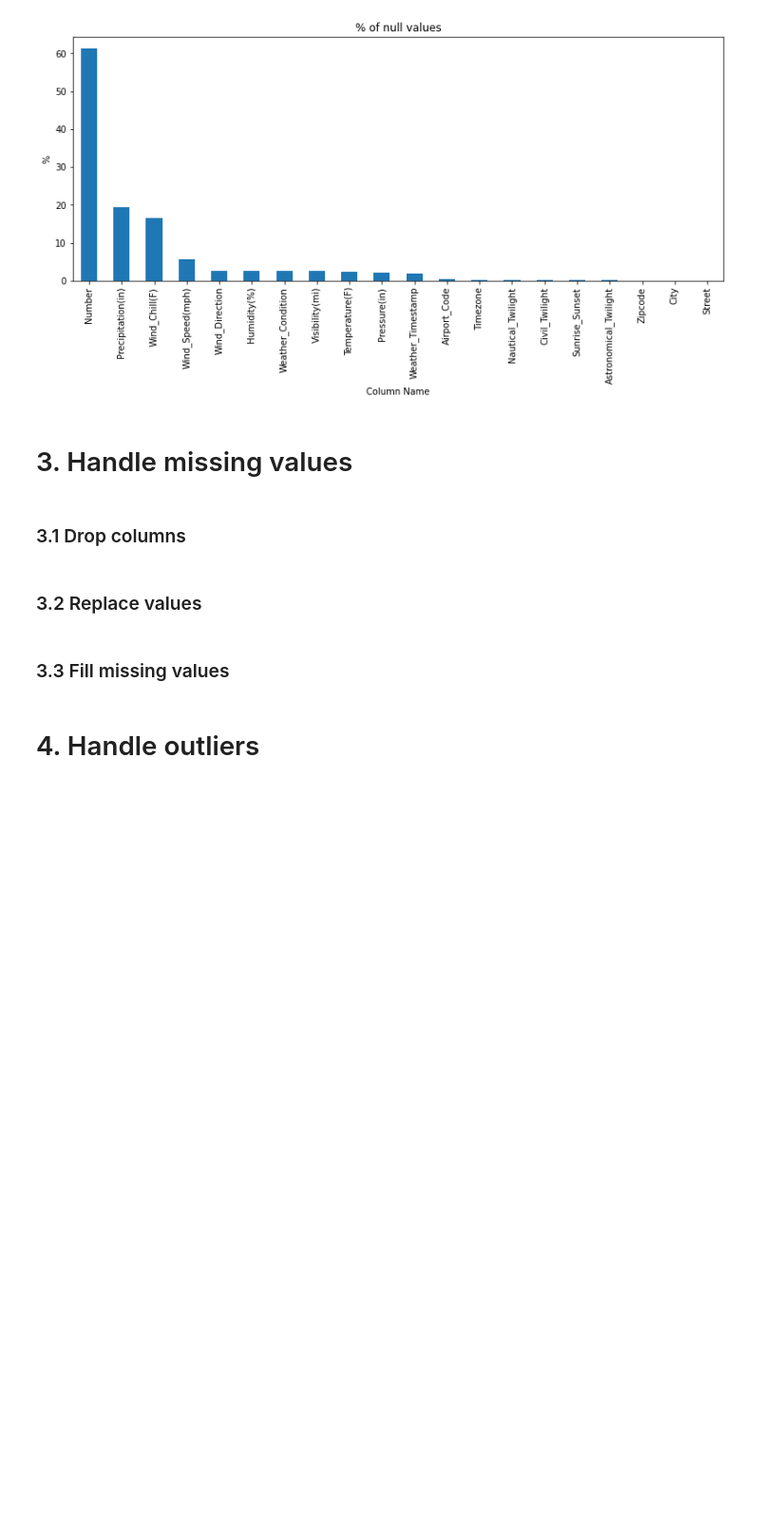
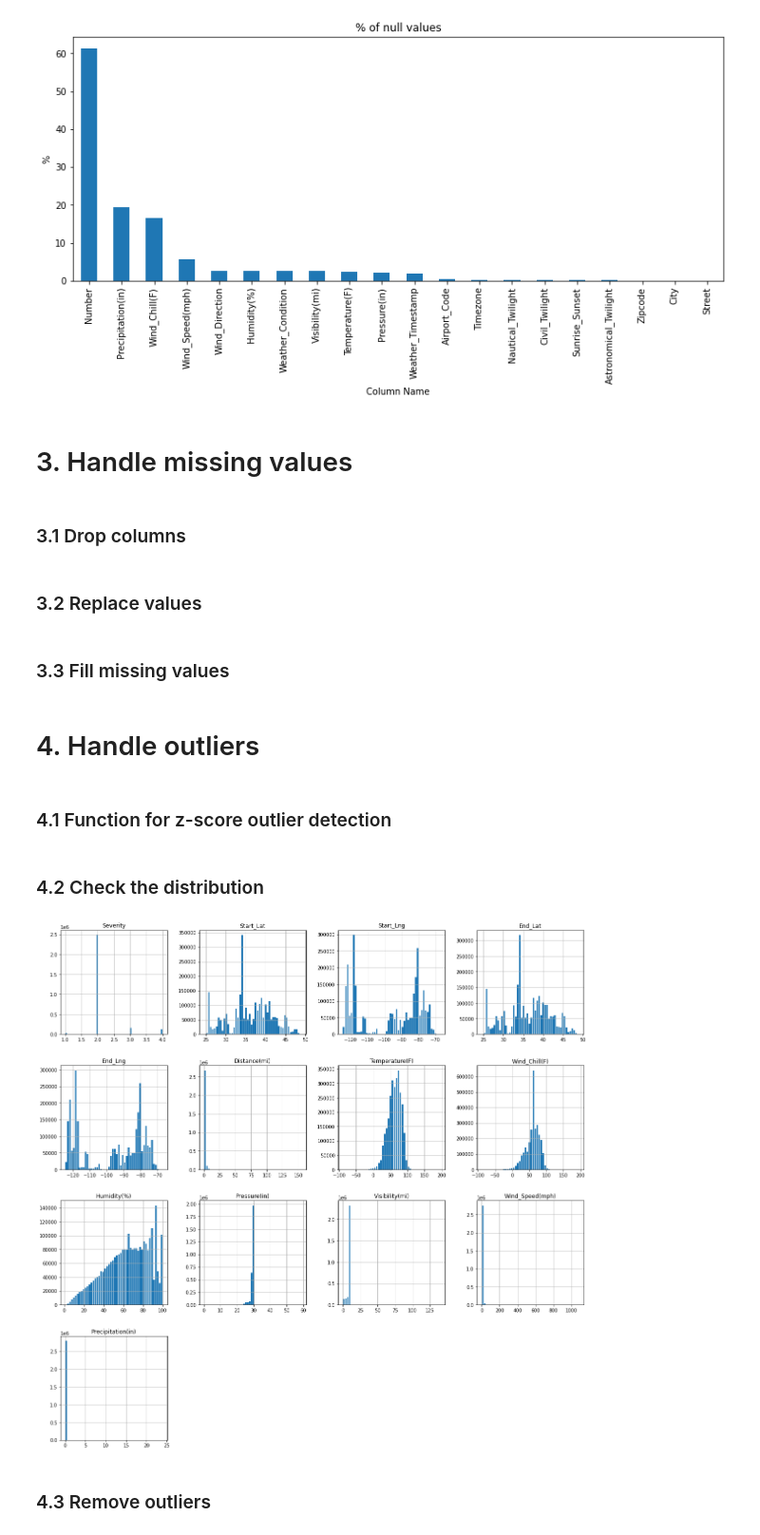
Before and after one commit to lyubol/Exploratory-Data-Analysis, a Jupyter notebook: EDA - US Accidents/US Accidents-checkpoint.ipynb, the cells around one changed output. Shown at 95% size. Drawn from its saved outputs; the diff is of its cells as text; code cells hidden in the pictures; blank space fills up the shorter version.

Commit message:
Improved the logic for handling outliers. Now it uses the z-score technique

```diff
--- a/EDA - US Accidents/US Accidents-checkpoint.ipynb
+++ b/EDA - US Accidents/US Accidents-checkpoint.ipynb
@@ -253,27 +253,5 @@ df = df.fillna(
 )
 # %% [markdown]
 # 4. Handle outliers
-# %%
-# The maximum Temperature(F) value is 196F, which is well above the highest recorded temperature on Earth (134.1F).
-# We will consider this temperature as an outlier. To remove outliers, we will use the Numeric Outlier technique.
-# Reference
-# df[df["Temperature(F)"] > temperature_upper_limit].count()
-# df["Temperature(F)"].hist(bins=100)
-
-Q1 = df["Temperature(F)"].quantile(0.25)
-Q3 = df["Temperature(F)"].quantile(0.75)
-
-IQR = Q3 - Q1
-
-temperature_lower_limit = Q1 - 1.5 * IQR
-temperature_upper_limit = Q3 + 1.5 * IQR
-
-df = df[df["Temperature(F)"] < temperature_upper_limit]
-# %%
-# Another value that seems to be imposible is the maximum wind speed (mph), which is 1087 mph. The highest wind speed recorded in US is 231 mph.
-# There are 11 records where the value of column "Wind_Speed(mph) is higher than 231 mph, so we will remove them."
-# Reference:
-# df[df["Wind_Speed(mph)"] > 231]
-# df["Wind_Speed(mph)"].hist(bins=100)
-
-df = df[df["Wind_Speed(mph)"] < 231]
+# %% [markdown]
+### 4.1 Function for z-score outlier detection
@@ -279,0 +265,11 @@ df = df[df["Wind_Speed(mph)"] < 231]
+# %% [markdown]
+### 4.2 Check the distribution
+# %%
+# Check the distribution of all numeric columns using histograms
+
+df[[i for i in df.describe().columns]].hist(bins=50, rwidth=0.8, figsize=(20,20))
+plt.show()
+# %% [output]
+[figure, added]
+# %% [markdown]
+### 4.3 Remove outliers
```
Also changed, not shown: parts of 2 cells of this notebook.
